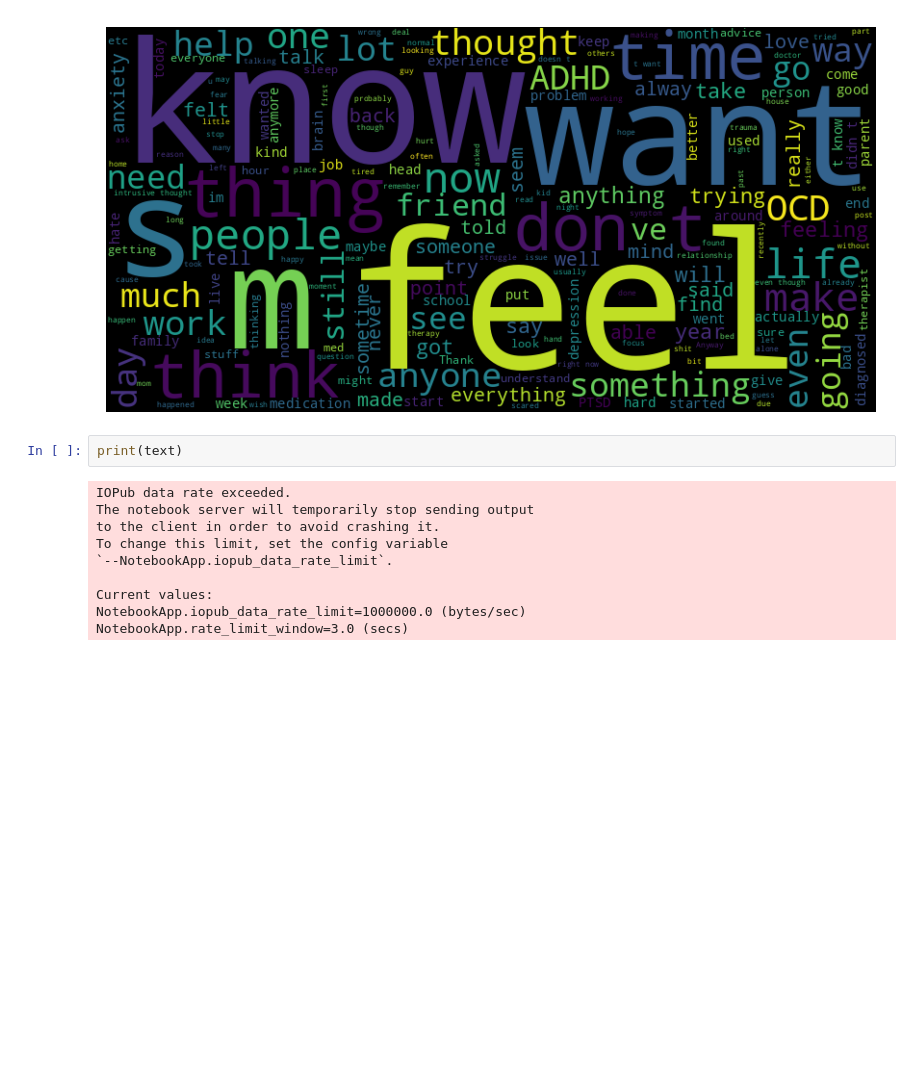
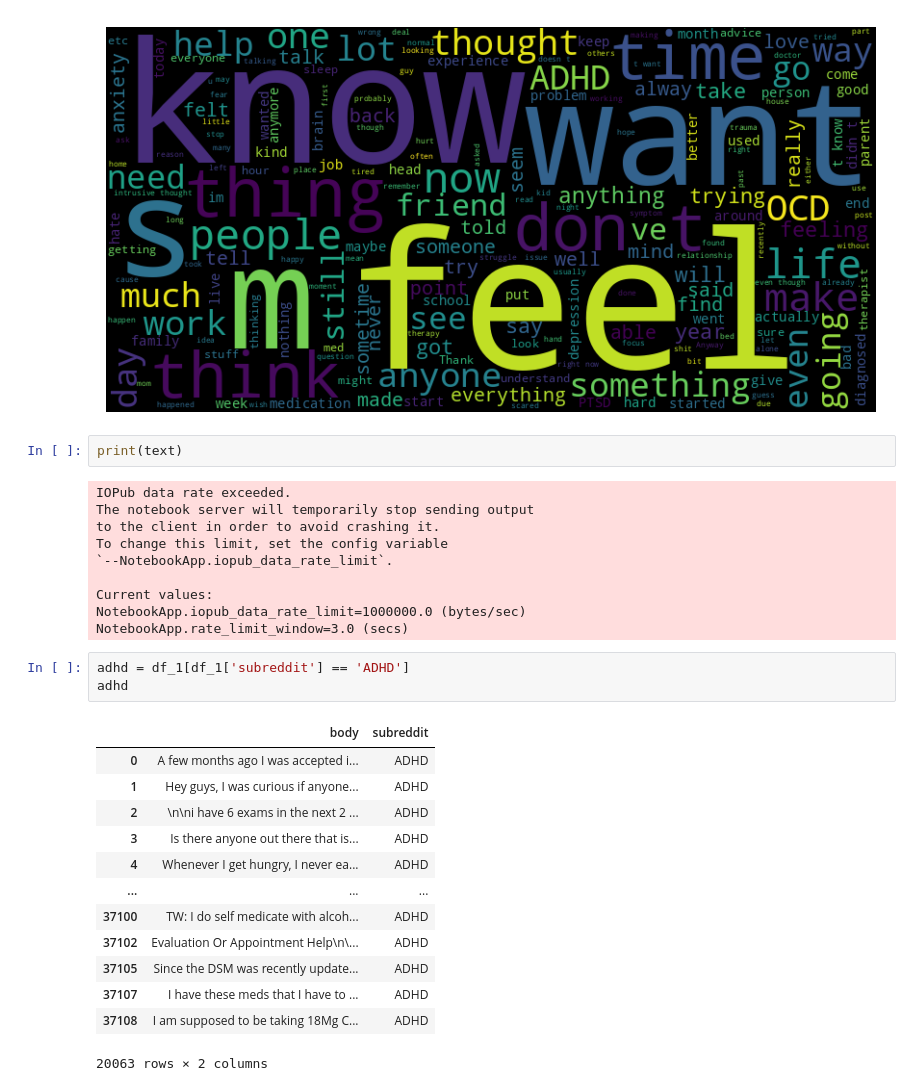
Before and after one commit to Mohammadhsiavash/mental_health_classification, a Jupyter notebook: Sentiment_Analysis_of_Mental_health_posts_on_reddit.ipynb, the cells around one changed output. Saved outputs shown, nothing was run; the diff lists cells and outputs as text; blank space fills up the shorter version.

```diff
--- a/Sentiment_Analysis_of_Mental_health_posts_on_reddit.ipynb
+++ b/Sentiment_Analysis_of_Mental_health_posts_on_reddit.ipynb
@@ -184,4 +183,21 @@ To change this limit, set the config variable
 Current values:
 NotebookApp.iopub_data_rate_limit=1000000.0 (bytes/sec)
 NotebookApp.rate_limit_window=3.0 (secs)
+# %%
+adhd = df_1[df_1['subreddit'] == 'ADHD']
+adhd
+# %% [output]
+|  | body | subreddit |
+| 0 | A few months ago I was accepted i... | ADHD |
+| 1 | Hey guys, I was curious if anyone... | ADHD |
+| 2 | \n\ni have 6 exams in the next 2 ... | ADHD |
+| 3 | Is there anyone out there that is... | ADHD |
+| 4 | Whenever I get hungry, I never ea... | ADHD |
+| ... | ... | ... |
+| 37100 | TW: I do self medicate with alcoh... | ADHD |
+| 37102 | Evaluation Or Appointment Help\n\... | ADHD |
+| 37105 | Since the DSM was recently update... | ADHD |
+| 37107 | I have these meds that I have to ... | ADHD |
+| 37108 | I am supposed to be taking 18Mg C... | ADHD |
+20063 rows × 2 columns
 # %%
```
Also changed, not shown: parts of 5 cells of this notebook.
